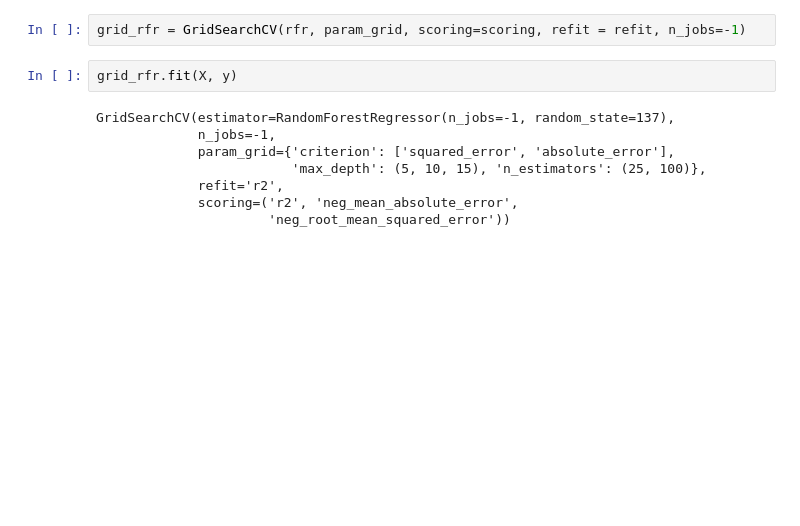
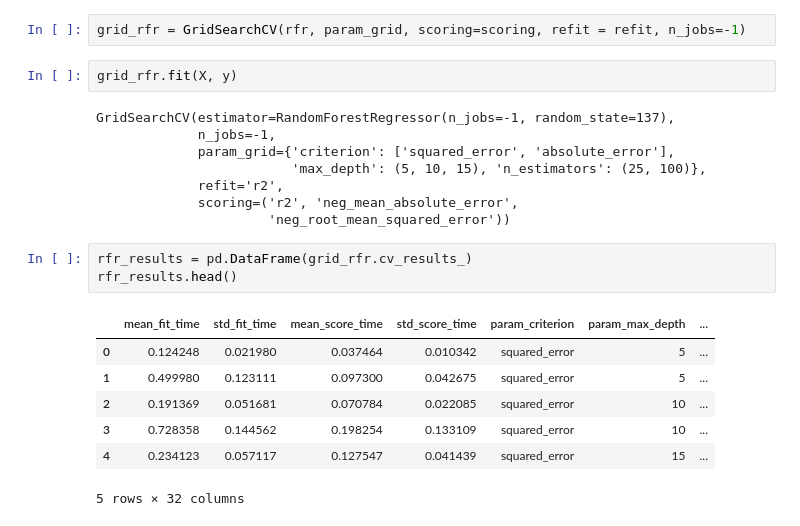
Before and after one commit to smazoyerdatascience/Student-Habits-vs-Academic-Performance, a Jupyter notebook: notebooks/student_habits_performance_ML.ipynb, the cells around one changed output. Drawn from its saved outputs; the diff is of its cells as text; blank space fills up the shorter version.

Commit message:
printing gridsearchcv results as a df

```diff
--- a/notebooks/student_habits_performance_ML.ipynb
+++ b/notebooks/student_habits_performance_ML.ipynb
@@ -650,3 +650,14 @@ GridSearchCV(estimator=RandomForestRegressor(n_jobs=-1, random_state=137),
              refit='r2',
              scoring=('r2', 'neg_mean_absolute_error',
                       'neg_root_mean_squared_error'))
+# %%
+rfr_results = pd.DataFrame(grid_rfr.cv_results_)
+rfr_results.head()
+# %% [output]
+|  | mean_fit_time | std_fit_time | mean_score_time | std_score_time | param_criterion | param_max_depth | ... |
+| 0 | 0.124248 | 0.021980 | 0.037464 | 0.010342 | squared_error | 5 | ... |
+| 1 | 0.499980 | 0.123111 | 0.097300 | 0.042675 | squared_error | 5 | ... |
+| 2 | 0.191369 | 0.051681 | 0.070784 | 0.022085 | squared_error | 10 | ... |
+| 3 | 0.728358 | 0.144562 | 0.198254 | 0.133109 | squared_error | 10 | ... |
+| 4 | 0.234123 | 0.057117 | 0.127547 | 0.041439 | squared_error | 15 | ... |
+5 rows × 32 columns
```
